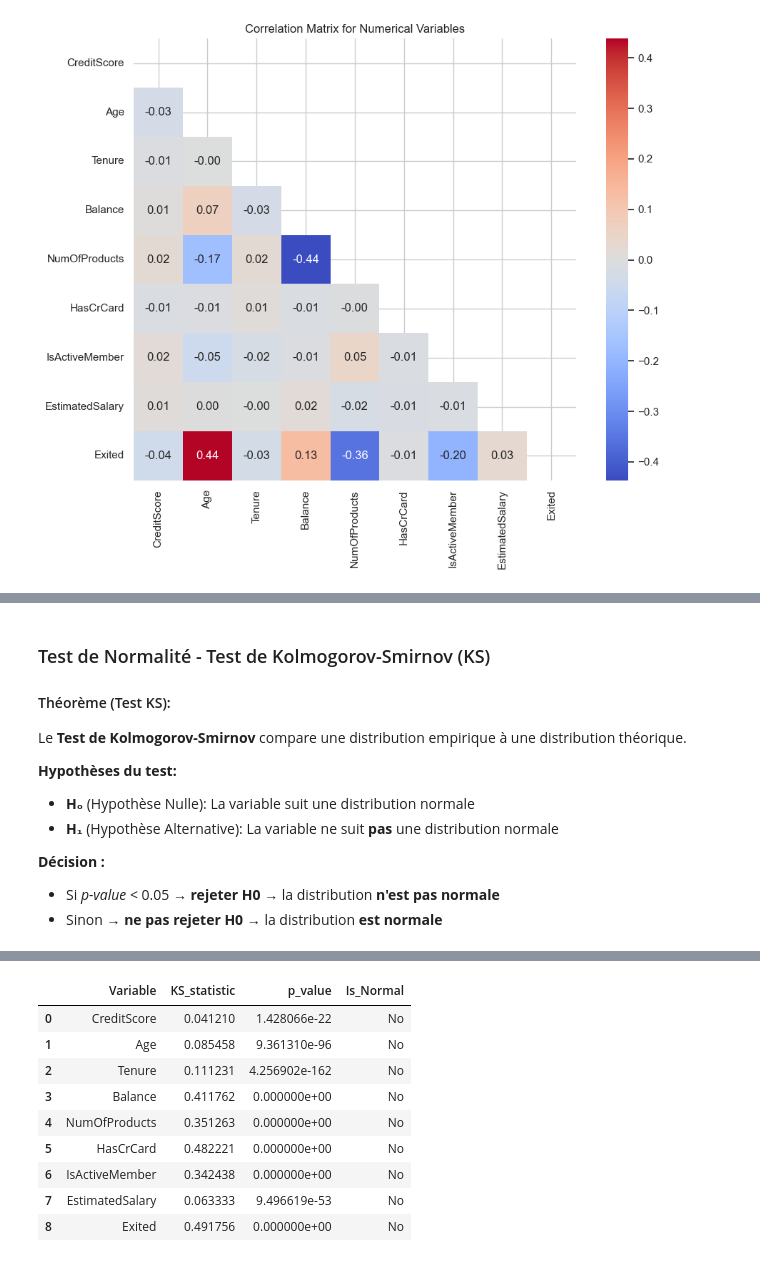
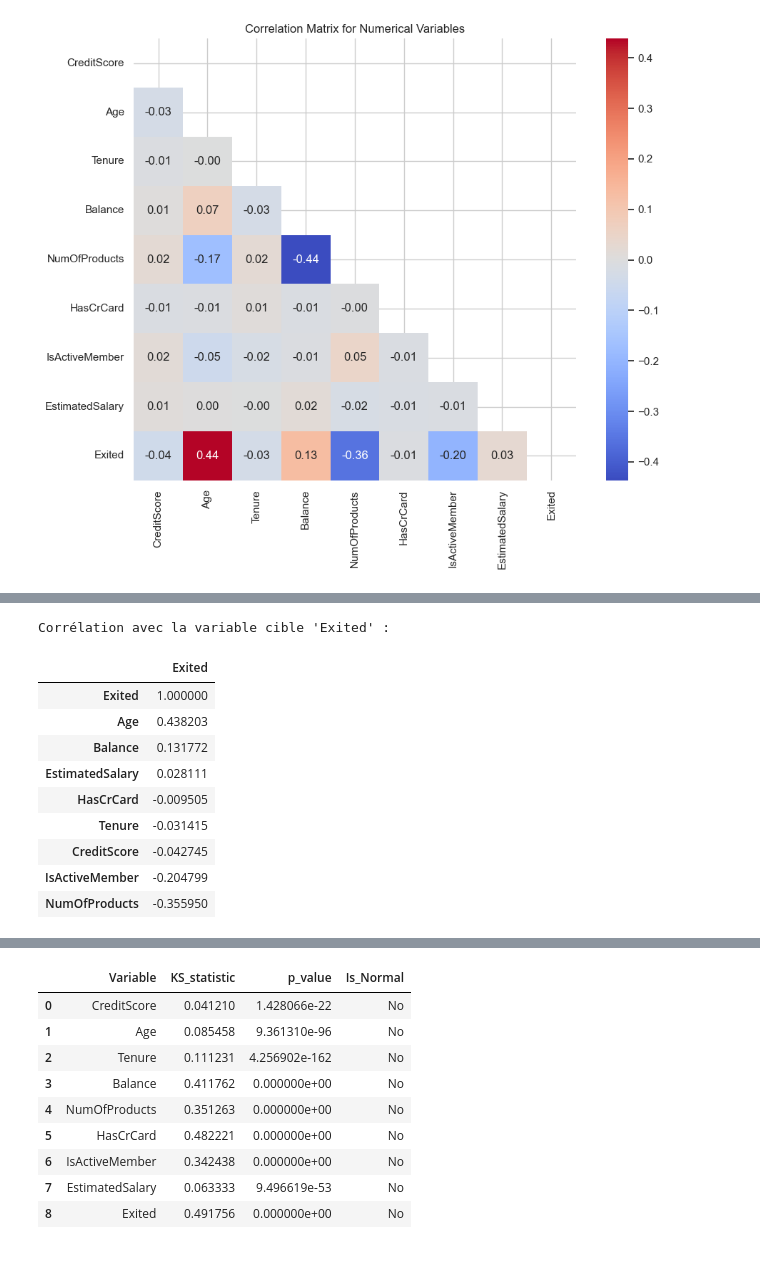
Before and after one commit to Bilelly/Bank-customer-churn-prediction, a Jupyter notebook: notebooks/01_data_exploration.ipynb, the cells around one changed output, grey strips where cells are left out. Saved outputs shown, nothing was run; the diff lists cells and outputs as text; code cells hidden in the pictures.

```diff
--- a/notebooks/01_data_exploration.ipynb
+++ b/notebooks/01_data_exploration.ipynb
@@ -205,14 +190,15 @@ plt.show()
-# %% [markdown]
-### Test de Normalité - Test de Kolmogorov-Smirnov (KS)
-
-#### Théorème (Test KS):
-
-Le **Test de Kolmogorov-Smirnov** compare une distribution empirique à une distribution théorique.
-
-**Hypothèses du test:**
-- **H₀** (Hypothèse Nulle): La variable suit une distribution normale
-- **H₁** (Hypothèse Alternative): La variable ne suit **pas** une distribution normale
-
-**Décision :**
-- Si *p-value* < 0.05 → **rejeter H0** → la distribution **n'est pas normale**
-- Sinon → **ne pas rejeter H0** → la distribution **est normale**
+# %%
+print("\nCorrélation avec la variable cible 'Exited' :")
+pd.DataFrame(corr['Exited'].sort_values(ascending=False))
+# %% [output]
+Corrélation avec la variable cible 'Exited' :
+|  | Exited |
+| Exited | 1.000000 |
+| Age | 0.438203 |
+| Balance | 0.131772 |
+| EstimatedSalary | 0.028111 |
+| HasCrCard | -0.009505 |
+| Tenure | -0.031415 |
+| CreditScore | -0.042745 |
+| IsActiveMember | -0.204799 |
+| NumOfProducts | -0.355950 |
```
Also changed, not shown: parts of 7 cells of this notebook.
